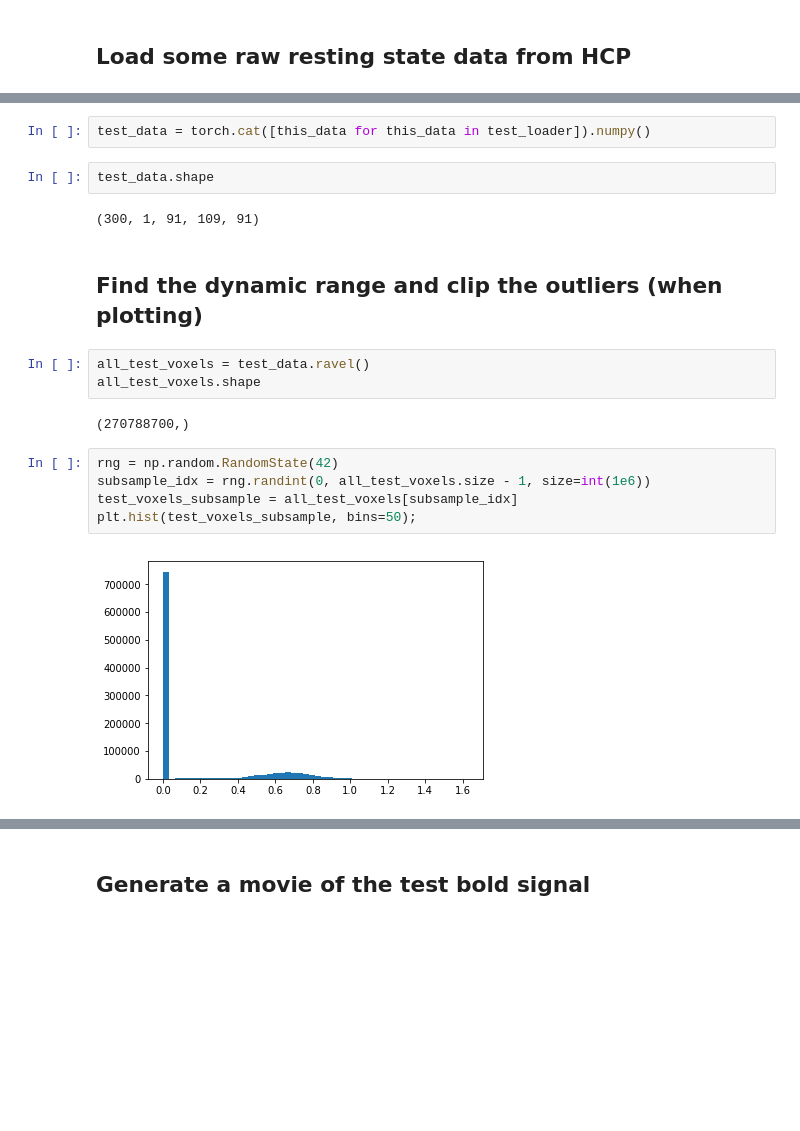
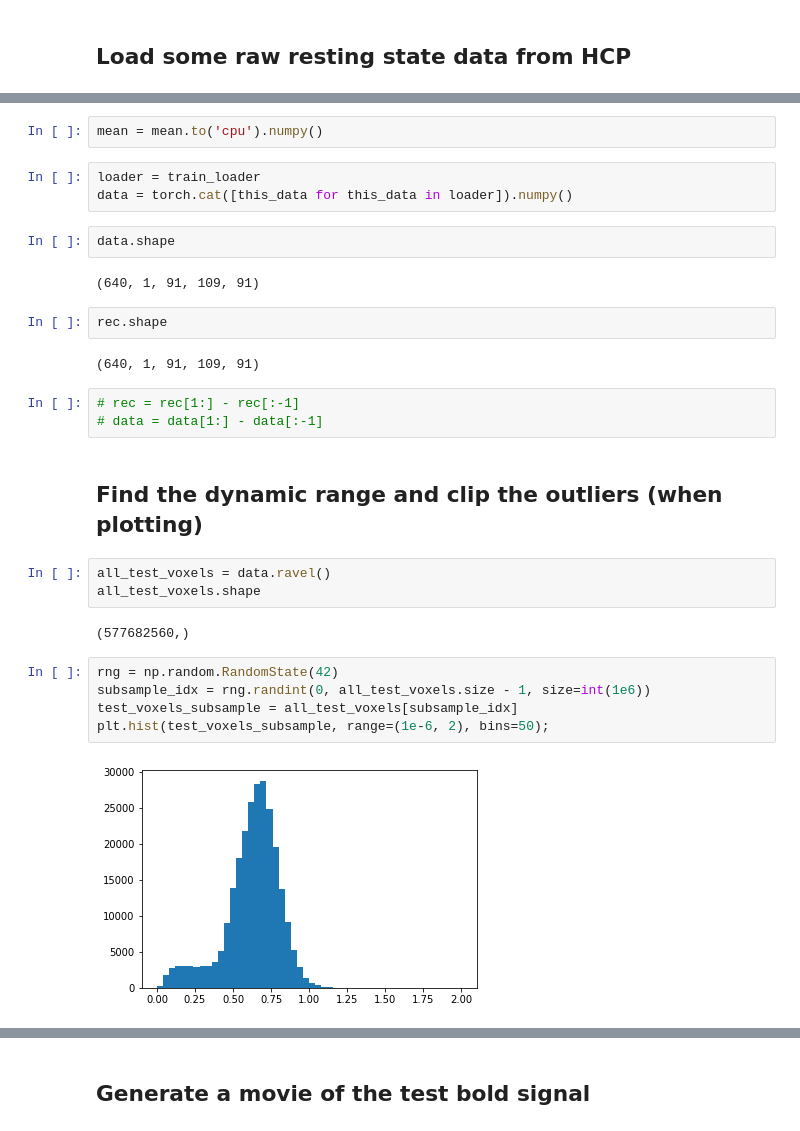
Before and after one commit to arthurmensch/deep-fmri, a Jupyter notebook: bold_movies.ipynb, the cells around one changed output, grey strips where cells are left out. Drawn from its saved outputs; the diff is of its cells as text; blank space fills up the shorter version.

```diff
--- a/bold_movies.ipynb
+++ b/bold_movies.ipynb
@@ -23,23 +92,33 @@ test_loader = DataLoader(test_dataset, batch_size=32,
+# %%
+mean = mean.to('cpu').numpy()
 # %%
-test_data = torch.cat([this_data for this_data in test_loader]).numpy()
+loader = train_loader
+data = torch.cat([this_data for this_data in loader]).numpy()
 # %%
-test_data.shape
+data.shape
 # %% [output]
-(300, 1, 91, 109, 91)
+(640, 1, 91, 109, 91)
+# %%
+rec.shape
+# %% [output]
+(640, 1, 91, 109, 91)
+# %%
+# rec = rec[1:] - rec[:-1]
+# data = data[1:] - data[:-1]
 # %% [markdown]
 ## Find the dynamic range and clip the outliers (when plotting)
 # %%
-all_test_voxels = test_data.ravel()
+all_test_voxels = data.ravel()
 all_test_voxels.shape
 # %% [output]
-(270788700,)
+(577682560,)
 # %%
 rng = np.random.RandomState(42)
 subsample_idx = rng.randint(0, all_test_voxels.size - 1, size=int(1e6))
 test_voxels_subsample = all_test_voxels[subsample_idx]
-plt.hist(test_voxels_subsample, bins=50);
+plt.hist(test_voxels_subsample, range=(1e-6, 2), bins=50);
 # %% [output]
-[figure, old version]
+[figure, new version]
 # %%
 vmin, vmax = np.percentile(test_voxels_subsample, [0, 99.9])
 vmin, vmax
```
Also changed, not shown: parts of 11 cells of this notebook.
